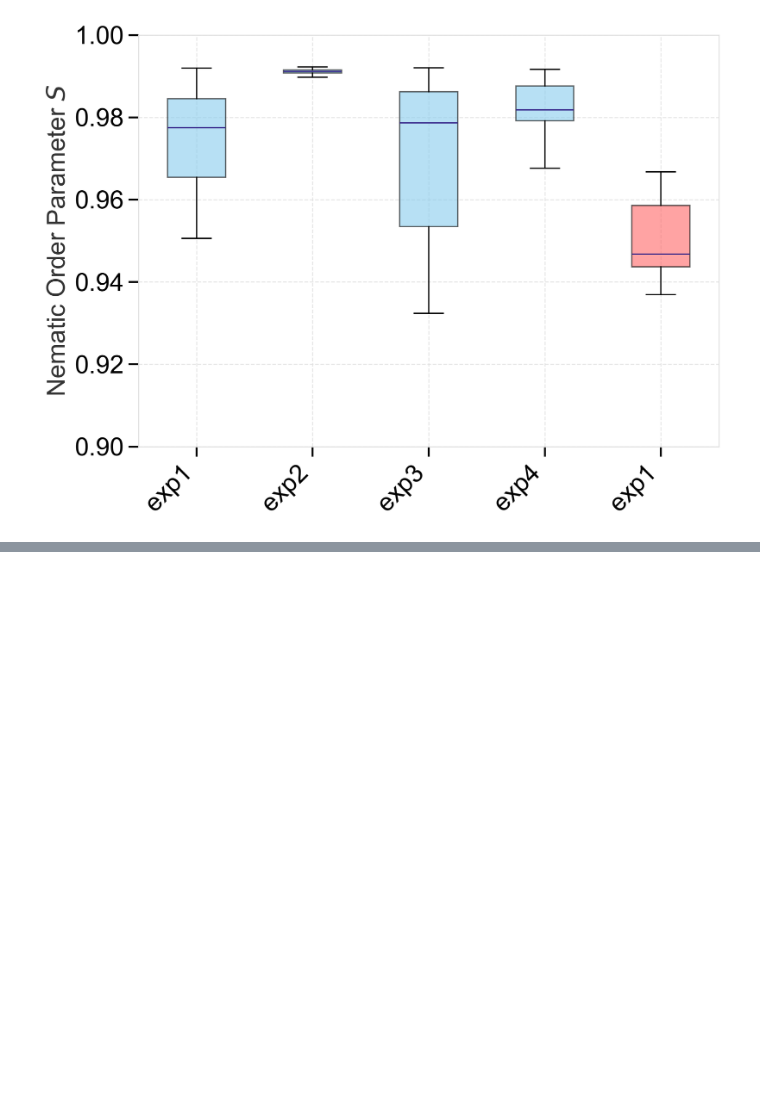
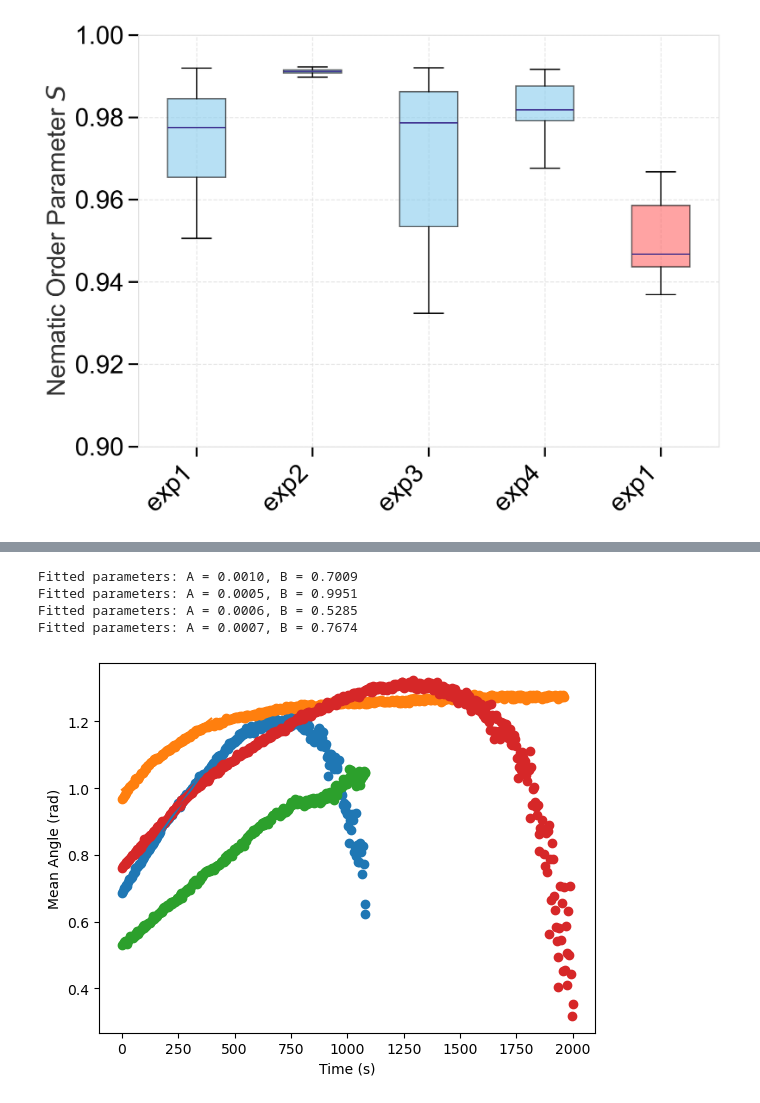
Before and after one commit to wppppupr/MTCargo_analysis, a Jupyter notebook: notebooks/global_order.ipynb, the cells around one changed output, grey strips where cells are left out. Drawn from its saved outputs; the diff is of its cells as text; code cells hidden in the pictures; blank space fills up the shorter version.

```diff
--- a/notebooks/global_order.ipynb
+++ b/notebooks/global_order.ipynb
@@ -120,0 +153,24 @@ labels = []
+# %%
+def fit(t, theta, t_min=0, t_max=100):
+    popt, pcov = curve_fit(lambda t, A, B: A*t+B, t[t_min:t_max], theta[t_min:t_max])
+
+    plt.scatter(t, theta)
+    plt.plot(t[t_min:t_max], popt[0]*t[t_min:t_max] + popt[1], label=f'Fit: A={popt[0]:.2f}, B={popt[1]:.2f}')
+
+    plt.xlabel('Time (s)')
+    plt.ylabel('Mean Angle (rad)')
+
+    print(f"Fitted parameters: A = {popt[0]:.4f}, B = {popt[1]:.4f}")
+
+    return popt, pcov
+
+popt1, pcov1 = fit(t1, theta1)
+popt2, pcov2 = fit(t2, theta2)
+popt3, pcov3 = fit(t3, theta3)
+popt4, pcov4 = fit(t4, theta4)
+# %% [output]
+Fitted parameters: A = 0.0010, B = 0.7009
+Fitted parameters: A = 0.0005, B = 0.9951
+Fitted parameters: A = 0.0006, B = 0.5285
+Fitted parameters: A = 0.0007, B = 0.7674
+[figure, added]
```
Also changed, not shown: parts of 2 cells of this notebook, 2 other files.
